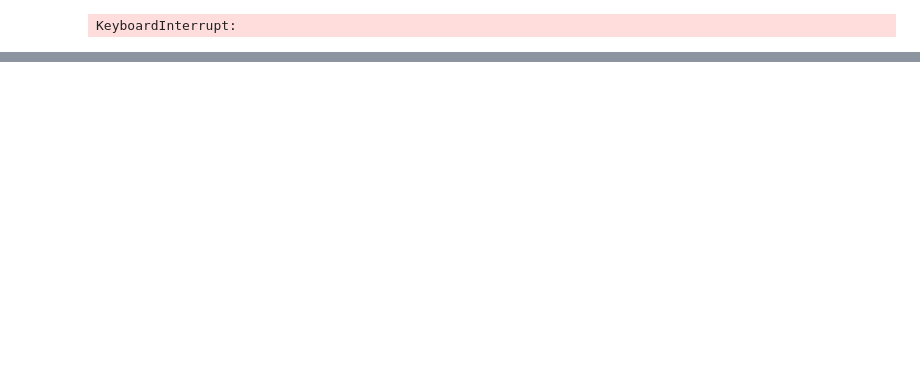
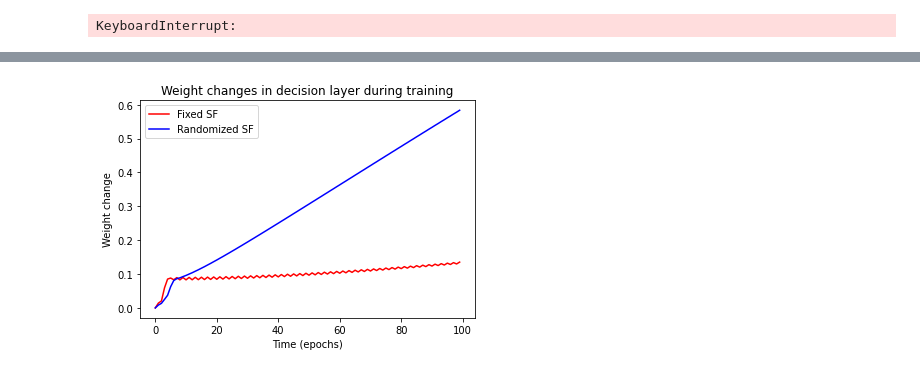
Before and after one commit to pacochow/Modelling-vpl, a Jupyter notebook: Locally_connected_network.ipynb, the cells around one changed output, grey strips where cells are left out. Cells and saved outputs as stored; diff of their text form; code cells hidden in the pictures; blank space fills up the shorter version.

```diff
--- a/Locally_connected_network.ipynb
+++ b/Locally_connected_network.ipynb
@@ -833,0 +442,7 @@ plt.title("Change in bandwidth for V1 tuning curves of networks trained on diffe
+# %%
+schoups_net.plot_weight_change('red', decision = True)
+ghose_net.plot_weight_change('blue', decision = True)
+plt.legend(["Fixed SF", "Randomized SF"]);
+plt.title("Weight changes in decision layer during training");
+# %% [output]
+[figure, added]
```
Also changed, not shown: parts of 69 cells of this notebook, 1 other file.
